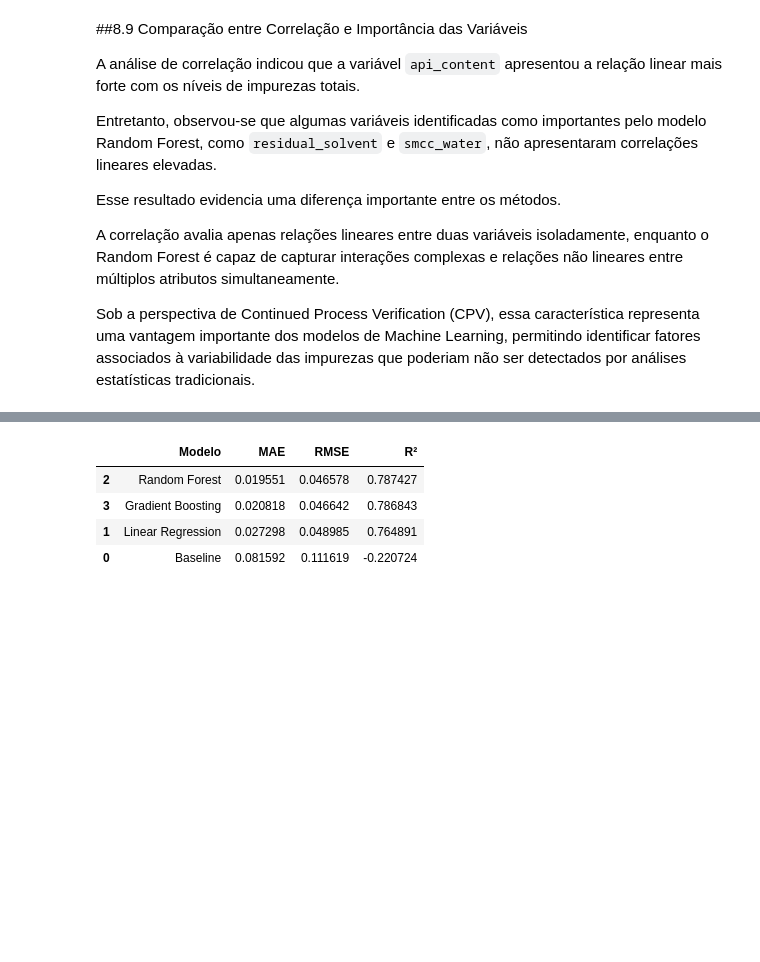
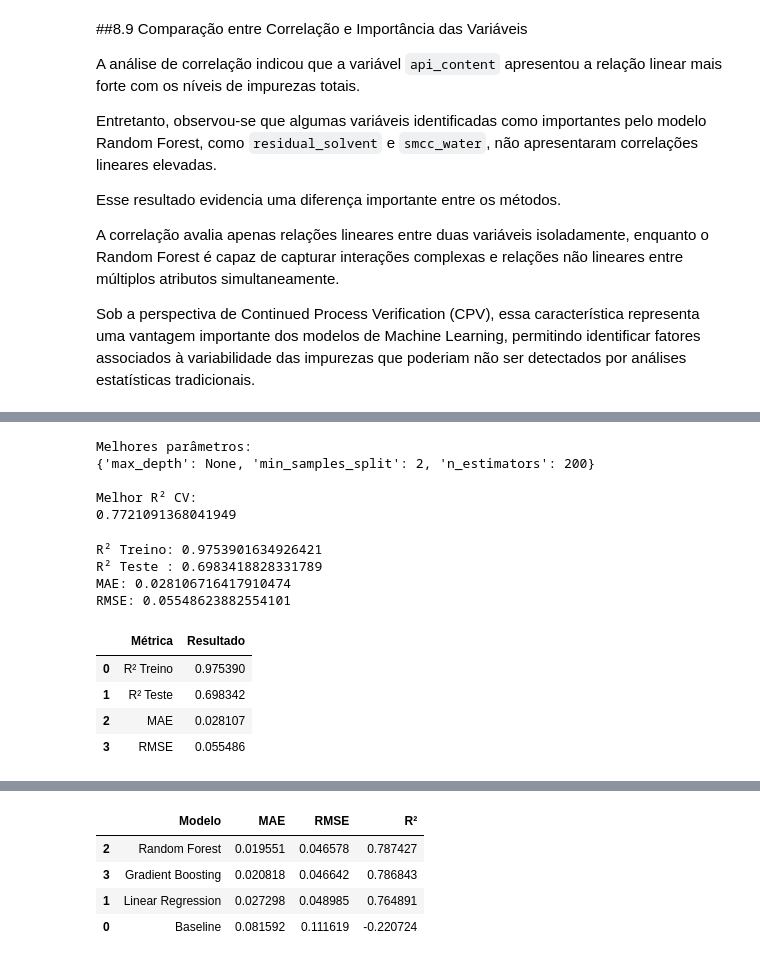
Before and after one commit to Moliveira85/MVP_CPV_Impurities_ML, a Jupyter notebook: MVP_CPV_ML_Analytics_20261.ipynb, the cells around one changed output, grey strips where cells are left out. Drawn from its saved outputs; the diff is of its cells as text; code cells hidden in the pictures; blank space fills up the shorter version.

```diff
--- a/MVP_CPV_ML_Analytics_20261.ipynb
+++ b/MVP_CPV_ML_Analytics_20261.ipynb
@@ -1236,0 +1251,21 @@ Sob a perspectiva de Continued Process Verification (CPV), essa característica
+# %%
+param_grid = {
+    'n_estimators': [100, 200],
+    'max_depth': [5, 10, None],
+    'min_samples_split': [2, 5]
+}
+
+grid_rf = GridSearchCV(
+    estimator=RandomForestRegressor(
+        random_state=42
+    ),
+    param_grid=param_grid,
+    scoring='r2',
+    cv=5,
+    n_jobs=-1
+)
+
+grid_rf.fit(
+    X_train_v3,
+    y_train_v3
+)
@@ -1236,0 +1278,55 @@ Sob a perspectiva de Continued Process Verification (CPV), essa característica
+# %%
+print("Melhores parâmetros:")
+print(grid_rf.best_params_)
+
+print("\nMelhor R² CV:")
+print(grid_rf.best_score_)
+# %% [output]
+Melhores parâmetros:
+{'max_depth': None, 'min_samples_split': 2, 'n_estimators': 200}
+
+Melhor R² CV:
+0.7721091368041949
+# %%
+best_rf = grid_rf.best_estimator_
+# %%
+pred_train_opt = best_rf.predict(X_train_v3)
+pred_test_opt = best_rf.predict(X_test_v3)
+# %%
+from sklearn.metrics import (
+    r2_score,
+    mean_absolute_error,
+    mean_squared_error
+)
+
+import numpy as np
+
+print("R² Treino:", r2_score(y_train_v3, pred_train_opt))
+print("R² Teste :", r2_score(y_test_v3, pred_test_opt))
+
+print("MAE:", mean_absolute_error(y_test_v3, pred_test_opt))
+
+print("RMSE:", np.sqrt(mean_squared_error(y_test_v3, pred_test_opt)))
+# %% [output]
+R² Treino: 0.9753901634926421
+R² Teste : 0.6983418828331789
+MAE: 0.028106716417910474
+RMSE: 0.05548623882554101
+# %%
+resultados_otimizado = pd.DataFrame({
+    "Métrica": ["R² Treino", "R² Teste", "MAE", "RMSE"],
+    "Resultado": [
+        r2_score(y_train_v3, pred_train_opt),
+        r2_score(y_test_v3, pred_test_opt),
+        mean_absolute_error(y_test_v3, pred_test_opt),
+        np.sqrt(mean_squared_error(y_test_v3, pred_test_opt))
+    ]
+})
+
+resultados_otimizado
+# %% [output]
+|  | Métrica | Resultado |
+| 0 | R² Treino | 0.975390 |
+| 1 | R² Teste | 0.698342 |
+| 2 | MAE | 0.028107 |
+| 3 | RMSE | 0.055486 |
```
Also changed, not shown: parts of 5 cells of this notebook.
